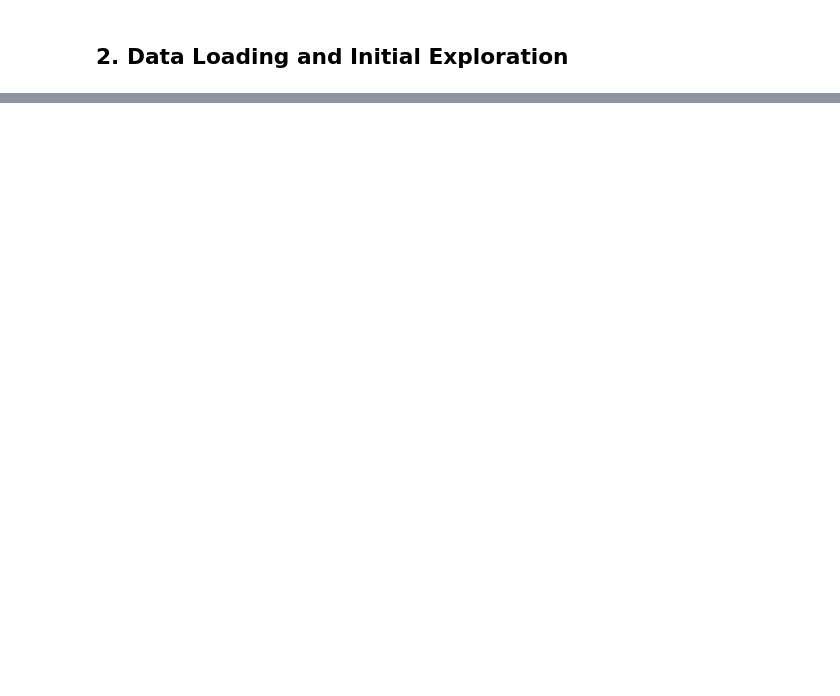
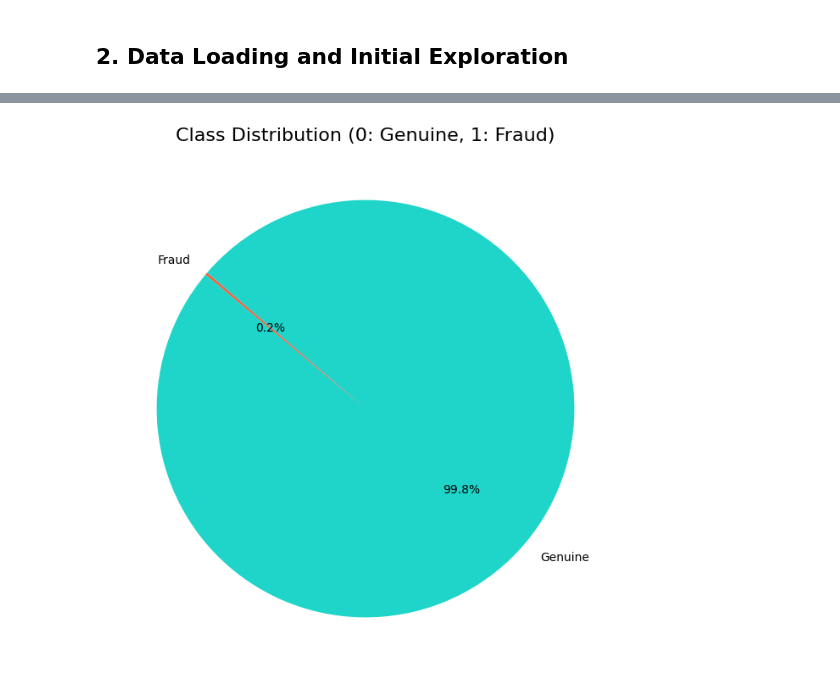
Before and after one commit to vineet416/Fraud_Transaction_Detection, a Jupyter notebook: notebooks/1-exploratory_data_analysis-EDA.ipynb, the cells around one changed output, grey strips where cells are left out. Saved outputs shown, nothing was run; the diff lists cells and outputs as text; code cells hidden in the pictures; blank space fills up the shorter version.

```diff
--- a/notebooks/1-exploratory_data_analysis-EDA.ipynb
+++ b/notebooks/1-exploratory_data_analysis-EDA.ipynb
@@ -41,0 +118,9 @@ data.head()
+# %%
+# Checking for class imbalance
+class_counts = df['Class'].value_counts()
+class_percentages = df['Class'].value_counts(normalize=True) * 100
+class_summary = pd.DataFrame({
+    'Count': class_counts,
+    'Percentage': class_percentages
+})
+class_summary
@@ -41,0 +167,8 @@ data.head()
+# %%
+# Pie Chart for Class Percentage
+plt.figure(figsize=(8, 8))
+plt.pie(class_percentages, labels=['Genuine', 'Fraud'], autopct='%1.1f%%', startangle=140, colors=["#1FD5C9", '#FF5733'])
+plt.title('Class Distribution (0: Genuine, 1: Fraud)', fontsize=16)
+plt.show()
+# %% [output]
+[figure, added]
```
Also changed, not shown: parts of 33 cells of this notebook.
